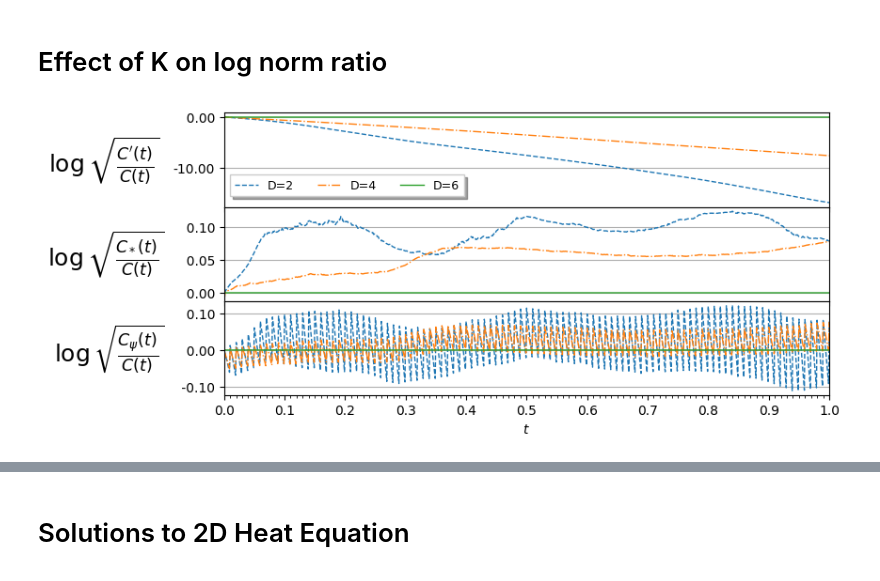
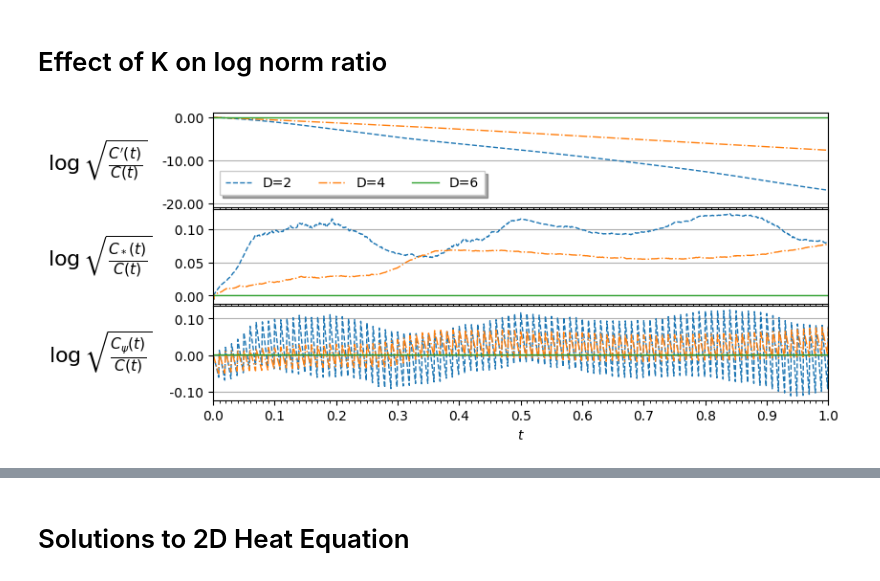
Before and after one commit to KnightShuffler/Quantum-Non-Unitary-Time-Evolution-Public-, a Jupyter notebook: heat_eqn_figs.ipynb, the cells around one changed output, grey strips where cells are left out. Drawn from its saved outputs; the diff is of its cells as text; code cells hidden in the pictures.

```diff
--- a/heat_eqn_figs.ipynb
+++ b/heat_eqn_figs.ipynb
@@ -347,40 +380,40 @@ for i,ax in enumerate(axs.flatten()):
 # axs[1,0].set_xlabel('t')
 # axs[1,1].set_xlabel('t')
 
 # figure.subplots_adjust(hspace=0.1, wspace=0.25)
 # topFig.subplots_adjust(left=0.15,right=0.75)
 # bottomFig.subplots_adjust(left=0.15,right=0.9,hspace=0.35, wspace=0.05)
 
-f_axs[0].set_ylabel(r'$\log \sqrt{\frac{C^\prime(t)}{C(t)}}$', fontsize=18,rotation=0, ha='right', va='center',labelpad=10)
-f_axs[1].set_ylabel(r'$\log \sqrt{\frac{C_*(t)}{C(t)}}$', fontsize=18,rotation=0, ha='right', va='center',labelpad=10)
-f_axs[2].set_ylabel(r'$\log \sqrt{\frac{C_\psi(t)}{C(t)}}$', fontsize=18,rotation=0, ha='right', va='center',labelpad=10)
+f_axs[0].set_ylabel(r'$\log \sqrt{\frac{C^\prime(t)}{C(t)}}$', fontsize=16,rotation=0, ha='right', va='center',labelpad=10)
+f_axs[1].set_ylabel(r'$\log \sqrt{\frac{C_*(t)}{C(t)}}$', fontsize=16,rotation=0, ha='right', va='center',labelpad=10)
+f_axs[2].set_ylabel(r'$\log \sqrt{\frac{C_\psi(t)}{C(t)}}$', fontsize=16,rotation=0, ha='right', va='center',labelpad=10)
 
 # topFig.legend(bbox_to_anchor=(0.9,0.65))
 
 # add_text(t_ax, -0.1, 0.9, 'a', weight='bold')
 # add_text(axs[0,0],-0.2, 0.9, 'b', weight='bold')
 
 t_ax.set_xlim([0,1])
 t_ax.set_xticks(np.arange(0.0,1.1,0.1))
 t_ax.set_xticks(np.arange(0.0,1.0,0.01),minor=True)
 # axs[0,0].set_xlim([-0.01,1.01])
 
 for ax in f_axs:
     ax.get_yaxis().set_major_formatter(ticker.StrMethodFormatter('{x:6.2f}'))
 
-figure.subplots_adjust(hspace=0.0)
-# t_ax.set_ylim([-21,1])
+figure.subplots_adjust(hspace=0.02)
+t_ax.set_ylim([-21,1])
 f_axs[-1].set_xlabel('$t$')
-t_ax.legend(ncols=3,fancybox=False,shadow=True,fontsize=9,loc='lower left', bbox_to_anchor=(0,0.05))
+t_ax.legend(ncols=3,fancybox=False,shadow=True,fontsize=10,loc='lower left', bbox_to_anchor=(0,0.06))
 # figure.legend(ncols=3,fancybox=False,shadow=True,fontsize=10,loc='lower right', bbox_to_anchor=(0.66,-0.1))
 
 figname='K_effect'
 plt.savefig(figpath+figname+'.svg', dpi=300, bbox_inches='tight')
 plt.savefig(figpath+figname+'.png', dpi=300, bbox_inches='tight')
 
 plt.show()
 # %% [output]
-[figure, old version]
+[figure, new version]
 # %%
 for Di,D in enumerate(expt_data.D_list):
     print(f'{D=}')
```
Also changed, not shown: parts of 6 cells of this notebook.
